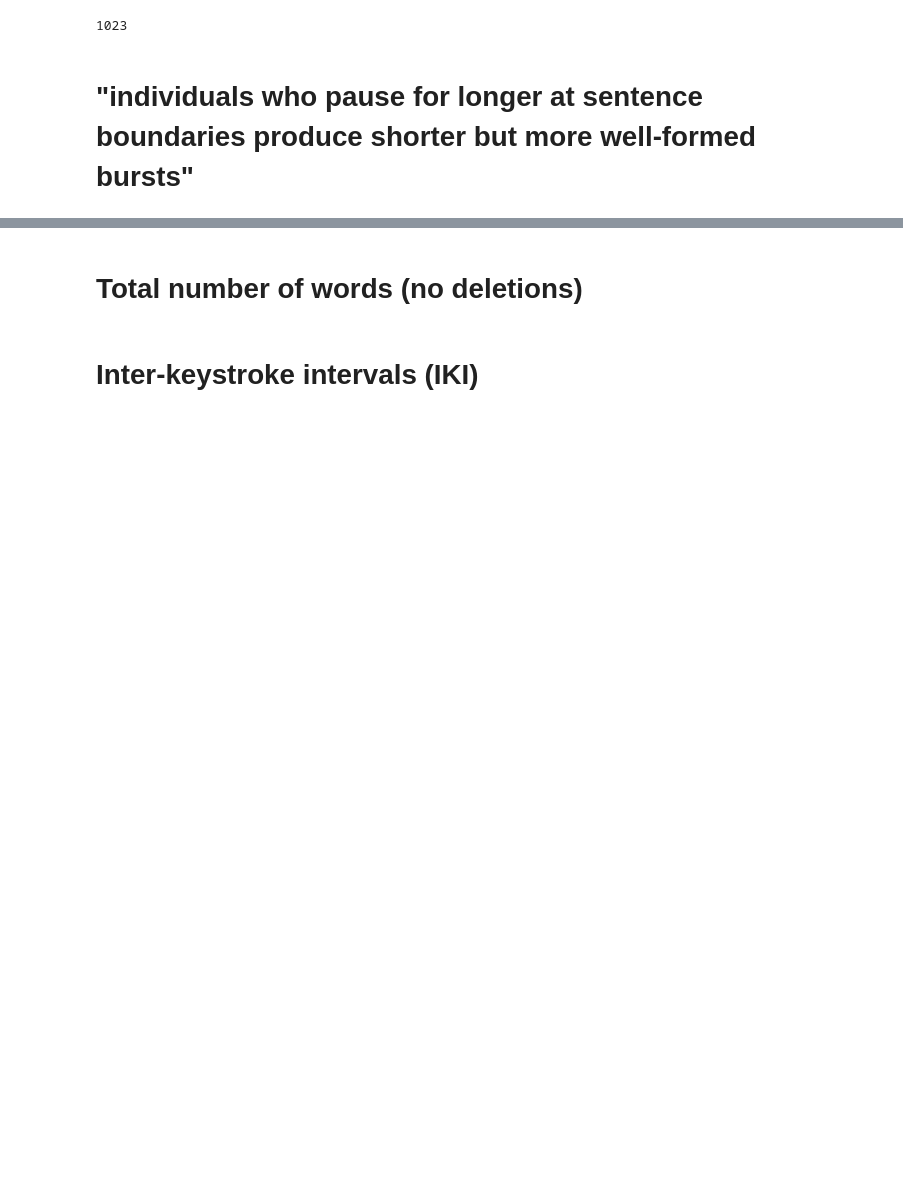
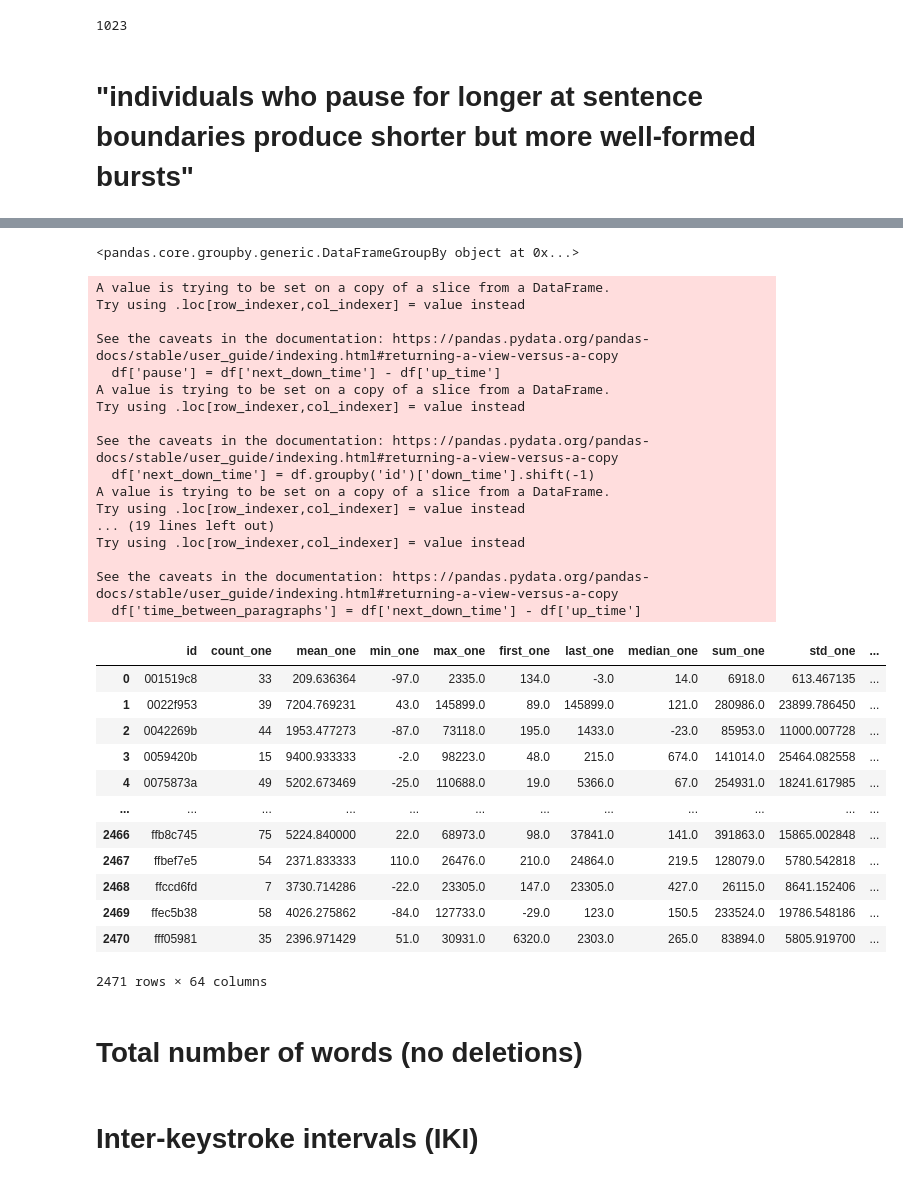
Before and after one commit to luispintoc/Linking-Writing, a Jupyter notebook: 3_feature_eng/clean_feat_eng_double_corr.ipynb, the cells around one changed output, grey strips where cells are left out. Cells and saved outputs as stored; diff of their text form; code cells hidden in the pictures; blank space fills up the shorter version.

Commit message:
Last minute feats, but kaggle fails me for no reason

```diff
--- a/3_feature_eng/clean_feat_eng_double_corr.ipynb
+++ b/3_feature_eng/clean_feat_eng_double_corr.ipynb
@@ -1549,0 +1617,28 @@ def pauses_sentence_boundary(df):
+# %%
+def time_between_sentences(df):
+    df = df[df['down_event'].isin(['.', '?', '!'])]
+    df['next_down_time'] = df.groupby('id')['down_time'].shift(-1)
+    df['time_between_sentences'] = df['next_down_time'] - df['up_time']
+
+    aggs = ['count', 'mean', 'min', 'max', 'first', 'last', 'median', 'sum', 'std']
+
+    out = pd.DataFrame()
+
+    for agg in aggs:
+        out[f'{agg}'] = df.groupby('id')['time_between_sentences'].transform(agg)
+
+    return df[['id']].drop_duplicates().merge(out, left_index=True, right_index=True)
+# %%
+def time_between_paragraphs(df):
+    df = df[df['down_event'].isin(['Enter'])]
+    df['next_down_time'] = df.groupby('id')['down_time'].shift(-1)
+    df['time_between_paragraphs'] = df['next_down_time'] - df['up_time']
+
+    aggs = ['count', 'mean', 'min', 'max', 'first', 'last', 'median', 'sum', 'std']
+
+    out = pd.DataFrame()
+
+    for agg in aggs:
+        out[f'{agg}'] = df.groupby('id')['time_between_paragraphs'].transform(agg)
+
+    return df[['id']].drop_duplicates().merge(out, left_index=True, right_index=True)
@@ -1550,3 +1776,44 @@ def pauses_sentence_boundary(df):
+# %%
+# Test all the above functions on the train_logs DataFrame
+train_logs = pd.read_csv('../0_data/train_logs.csv')
+# %%
+train_logs.groupby('id')
+# %% [output]
+<pandas.core.groupby.generic.DataFrameGroupBy object at 0x...>
+# %%
+feats = last_minute_feats(train_logs)
+feats
+# %% [output]
+A value is trying to be set on a copy of a slice from a DataFrame.
+Try using .loc[row_indexer,col_indexer] = value instead
+
+See the caveats in the documentation: https://pandas.pydata.org/pandas-docs/stable/user_guide/indexing.html#returning-a-view-versus-a-copy
+  df['pause'] = df['next_down_time'] - df['up_time']
+A value is trying to be set on a copy of a slice from a DataFrame.
+Try using .loc[row_indexer,col_indexer] = value instead
+
+See the caveats in the documentation: https://pandas.pydata.org/pandas-docs/stable/user_guide/indexing.html#returning-a-view-versus-a-copy
+  df['next_down_time'] = df.groupby('id')['down_time'].shift(-1)
+A value is trying to be set on a copy of a slice from a DataFrame.
+Try using .loc[row_indexer,col_indexer] = value instead
+... (19 lines left out)
+Try using .loc[row_indexer,col_indexer] = value instead
+
+See the caveats in the documentation: https://pandas.pydata.org/pandas-docs/stable/user_guide/indexing.html#returning-a-view-versus-a-copy
+  df['time_between_paragraphs'] = df['next_down_time'] - df['up_time']
+|  | id | count_one | mean_one | min_one | max_one | first_one | last_one | median_one | sum_one | std_one | ... |
+| 0 | 001519c8 | 33 | 209.636364 | -97.0 | 2335.0 | 134.0 | -3.0 | 14.0 | 6918.0 | 613.467135 | ... |
+| 1 | 0022f953 | 39 | 7204.769231 | 43.0 | 145899.0 | 89.0 | 145899.0 | 121.0 | 280986.0 | 23899.786450 | ... |
+| 2 | 0042269b | 44 | 1953.477273 | -87.0 | 73118.0 | 195.0 | 1433.0 | -23.0 | 85953.0 | 11000.007728 | ... |
+| 3 | 0059420b | 15 | 9400.933333 | -2.0 | 98223.0 | 48.0 | 215.0 | 674.0 | 141014.0 | 25464.082558 | ... |
+| 4 | 0075873a | 49 | 5202.673469 | -25.0 | 110688.0 | 19.0 | 5366.0 | 67.0 | 254931.0 | 18241.617985 | ... |
+| ... | ... | ... | ... | ... | ... | ... | ... | ... | ... | ... | ... |
+| 2466 | ffb8c745 | 75 | 5224.840000 | 22.0 | 68973.0 | 98.0 | 37841.0 | 141.0 | 391863.0 | 15865.002848 | ... |
+| 2467 | ffbef7e5 | 54 | 2371.833333 | 110.0 | 26476.0 | 210.0 | 24864.0 | 219.5 | 128079.0 | 5780.542818 | ... |
+| 2468 | ffccd6fd | 7 | 3730.714286 | -22.0 | 23305.0 | 147.0 | 23305.0 | 427.0 | 26115.0 | 8641.152406 | ... |
+| 2469 | ffec5b38 | 58 | 4026.275862 | -84.0 | 127733.0 | -29.0 | 123.0 | 150.5 | 233524.0 | 19786.548186 | ... |
+| 2470 | fff05981 | 35 | 2396.971429 | 51.0 | 30931.0 | 6320.0 | 2303.0 | 265.0 | 83894.0 | 5805.919700 | ... |
+2471 rows × 64 columns
 # %%
 # x = pauses_sentence_boundary(train_logs[train_logs['up_time'] > first_10min])
 # train_score = pd.read_csv('../0_data/train_scores.csv')
```
Also changed, not shown: parts of 7 cells of this notebook.
